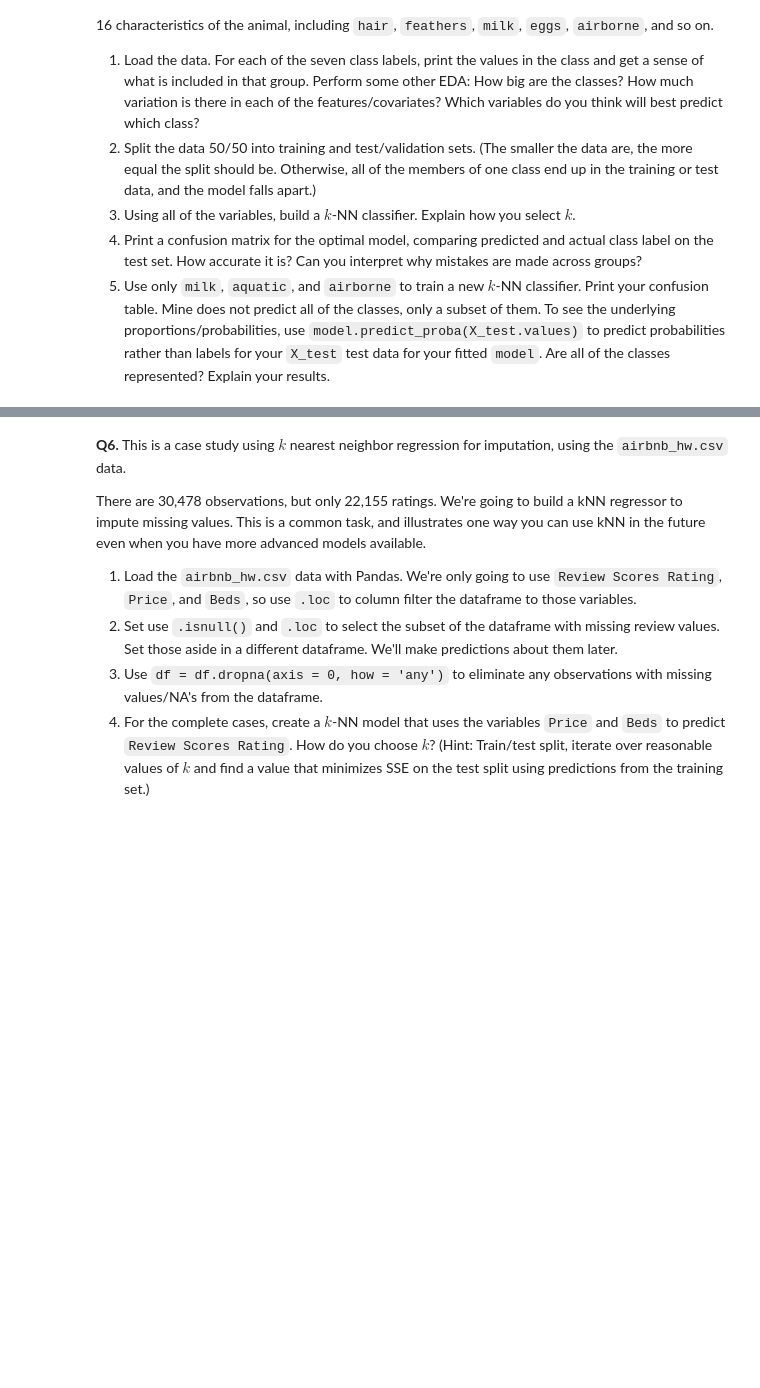
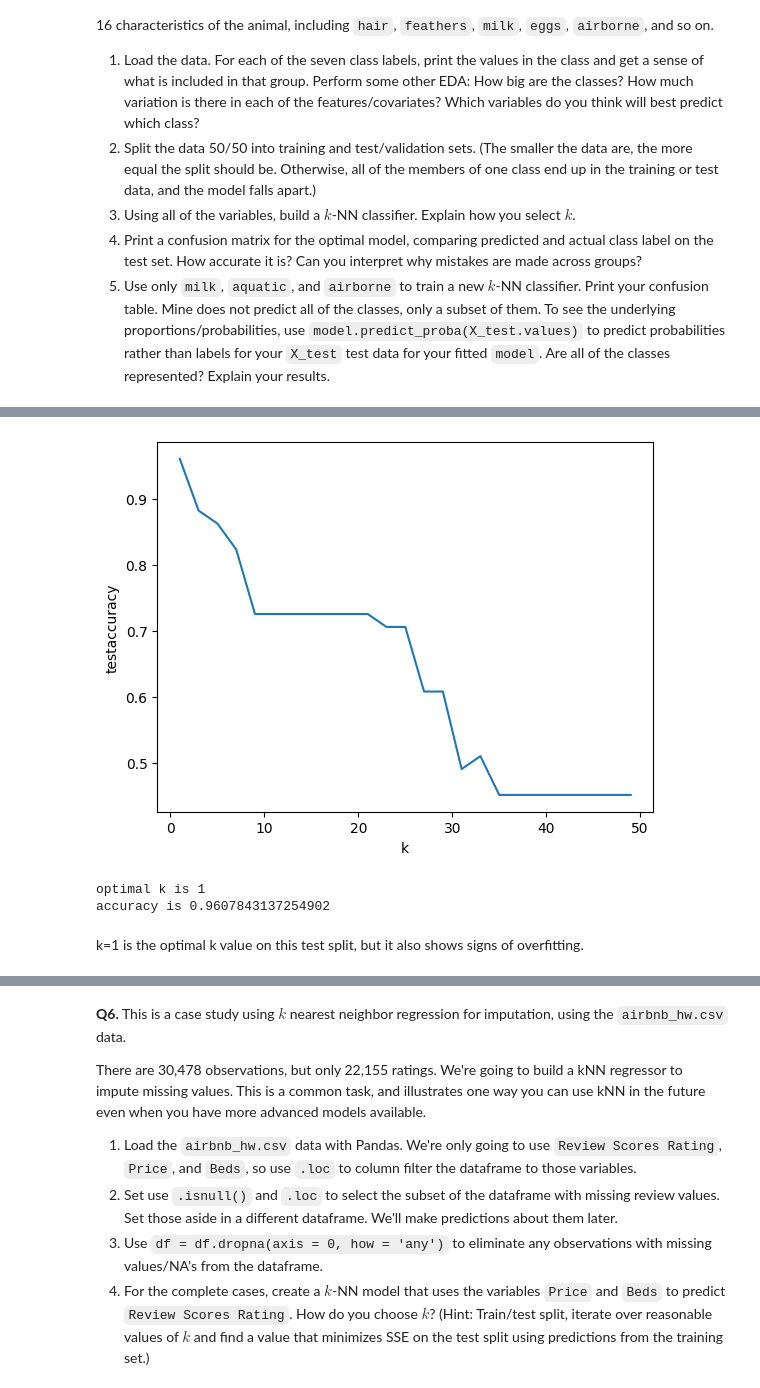
Before and after one commit to SafaaMahbub/undergrad_ml_assignments, a Jupyter notebook: 02_assignment_knn.ipynb, the cells around one changed output, grey strips where cells are left out. Drawn from its saved outputs; the diff is of its cells as text; code cells hidden in the pictures; blank space fills up the shorter version.

```diff
--- a/02_assignment_knn.ipynb
+++ b/02_assignment_knn.ipynb
@@ -148,0 +239,3 @@ The data consist of a label, `class`, taking integer values 1 to 7, the name of
+# %%
+for i in df.columns[1:]:
+  print(df.groupby('class')[i].value_counts())
@@ -148,0 +280,4 @@ The data consist of a label, `class`, taking integer values 1 to 7, the name of
+# %%
+for i in range(1,8):
+  print(f"class {i}:")
+  print(df[df['class']==i]['animal'].tolist())
@@ -148,0 +308,34 @@ The data consist of a label, `class`, taking integer values 1 to 7, the name of
+# %%
+from sklearn.model_selection import train_test_split
+u = df.drop(columns=['class','animal'])
+y = df['class']
+
+u_train, u_test, y_train, y_test = train_test_split(u,y, # Feature and target variables
+                                                    test_size=.5, # Split the sample 80 train/ 20 test
+                                                    random_state=100) # For replication purposes
+# %%
+import matplotlib.pyplot as plt
+from sklearn.neighbors import KNeighborsClassifier
+k = range(1,50,2)
+acc=[]
+for i in k:
+  #chatgpt helped me with this
+  model = KNeighborsClassifier(n_neighbors=i)
+  model.fit(u_train, y_train)           # Train model
+  acc.append(model.score(u_test, y_test))  # Correct: use true labels
+
+  #chatgot helped withthis
+plt.plot(k,acc)
+plt.xlabel('k')
+plt.ylabel('testaccuracy')
+plt.show()
+
+optimal_k = k[acc.index(max(acc))]
+print('optimal k is', optimal_k)
+print('accuracy is', max(acc))
+# %% [output]
+[figure, added]
+optimal k is 1
+accuracy is 0.9607843137254902
+# %% [markdown]
+k=1 is the optimal k value on this test split, but it also shows signs of overfitting.
```
Also changed, not shown: parts of 21 cells of this notebook.
